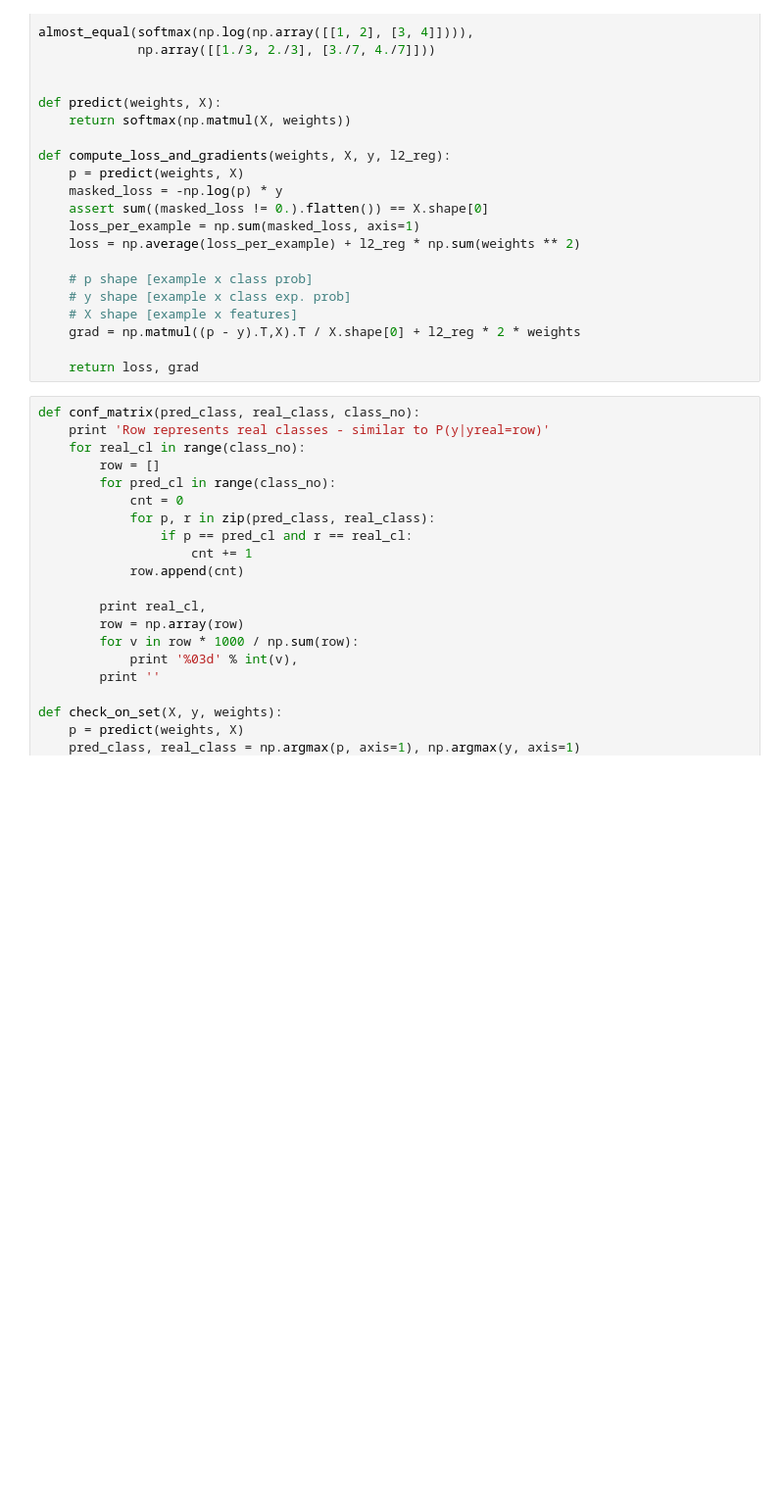
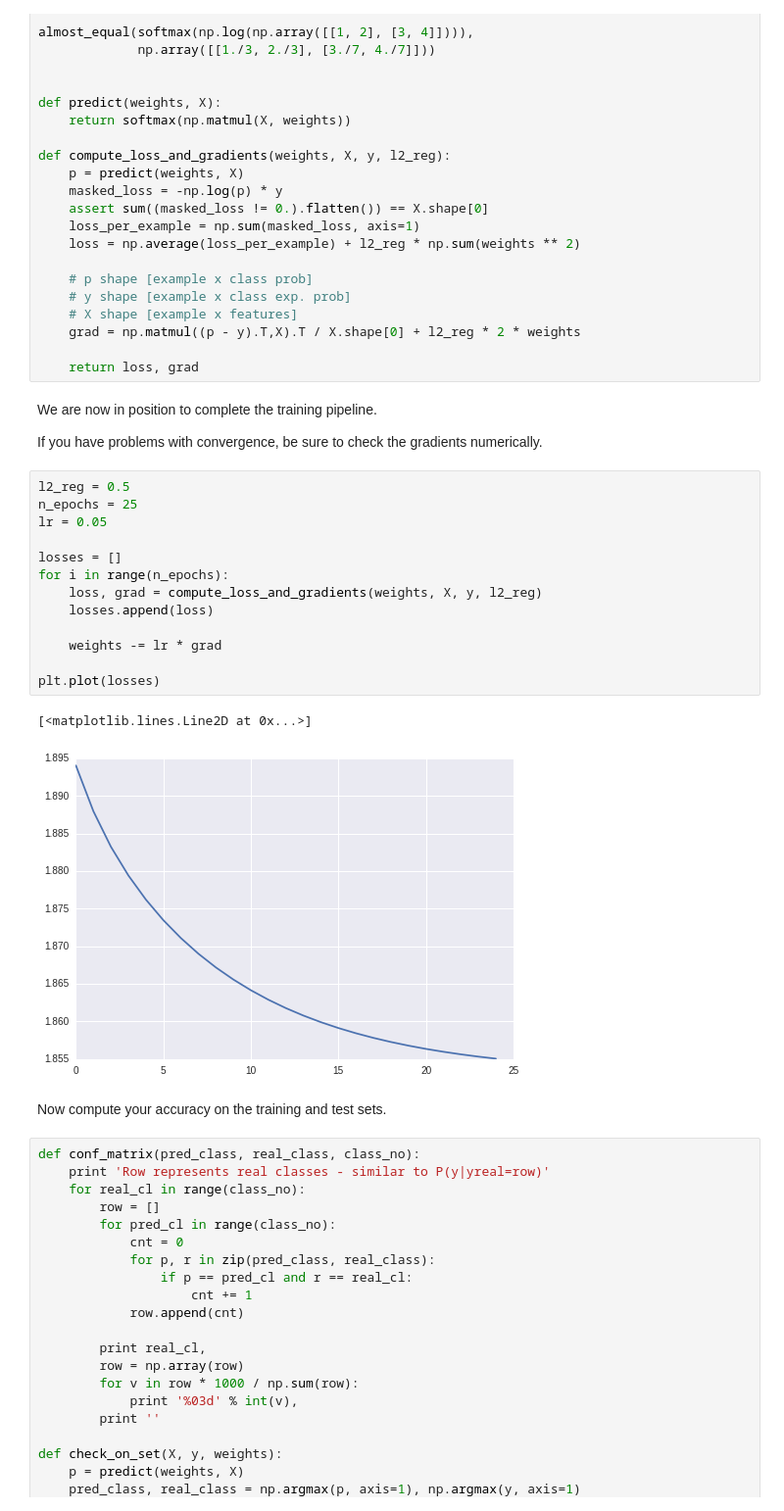
Before and after one commit to extremegf/ddn-zajecia, a Jupyter notebook: Exercise 5.ipynb, the cells around one changed output. Shown at 98% size. Drawn from its saved outputs; the diff is of its cells as text; blank space fills up the shorter version.

```diff
--- a/Exercise 5.ipynb
+++ b/Exercise 5.ipynb
@@ -100,6 +133,28 @@ def compute_loss_and_gradients(weights, X, y, l2_reg):
     grad = np.matmul((p - y).T,X).T / X.shape[0] + l2_reg * 2 * weights
 
     return loss, grad
+# %% [markdown]
+We are now in position to complete the training pipeline.
+
+If you have problems with convergence, be sure to check the gradients numerically.
+# %%
+l2_reg = 0.5
+n_epochs = 25
+lr = 0.05
+
+losses = []
+for i in range(n_epochs):
+    loss, grad = compute_loss_and_gradients(weights, X, y, l2_reg)
+    losses.append(loss)
+
+    weights -= lr * grad
+
+plt.plot(losses)
+# %% [output]
+[<matplotlib.lines.Line2D at 0x...>]
+[figure, added]
+# %% [markdown]
+Now compute your accuracy on the training and test sets.
 # %%
 def conf_matrix(pred_class, real_class, class_no):
     print 'Row represents real classes - similar to P(y|yreal=row)'
```
Also changed, not shown: parts of 9 cells of this notebook, 4 other files.
